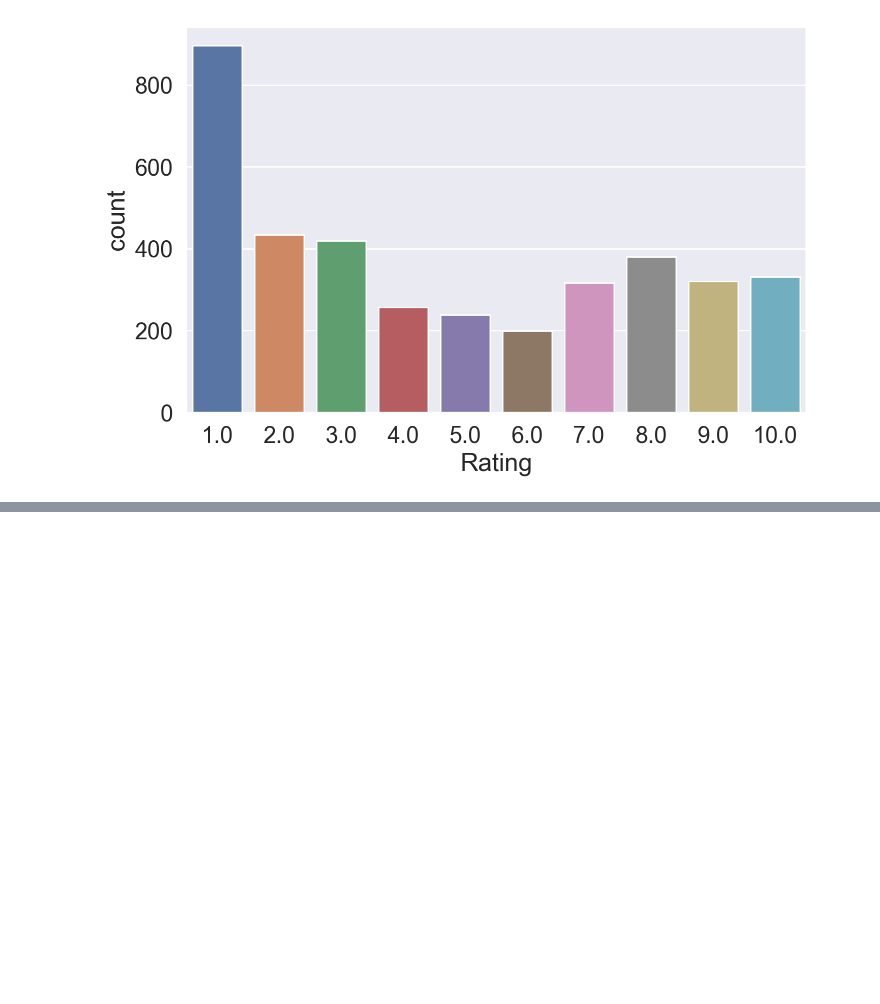
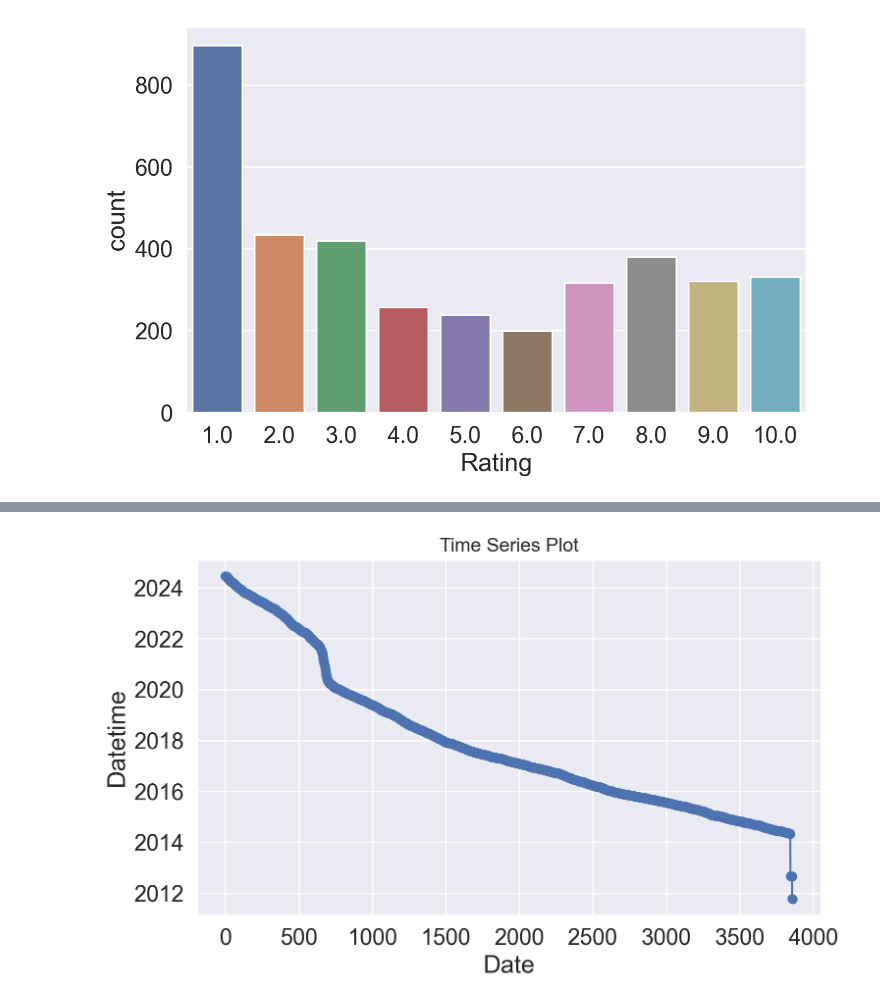
Before and after one commit to dakShh/ba-sentiment-analysis, a Jupyter notebook: notebooks/ba_sentiment_analysis.ipynb, the cells around one changed output, grey strips where cells are left out. Drawn from its saved outputs; the diff is of its cells as text; code cells hidden in the pictures; blank space fills up the shorter version.

```diff
--- a/notebooks/ba_sentiment_analysis.ipynb
+++ b/notebooks/ba_sentiment_analysis.ipynb
@@ -273,0 +290,12 @@ plt.show()
+# %%
+reviews['Date'] = pd.to_datetime(reviews['Date'], format='mixed')
+# %%
+plt.plot(reviews['Date'], marker='o', linestyle='-')
+plt.xlabel('Date')
+plt.ylabel('Datetime')
+plt.title('Time Series Plot')
+plt.grid(True)
+plt.tight_layout()
+plt.show()
+# %% [output]
+[figure, added]
```
Also changed, not shown: parts of 6 cells of this notebook.
